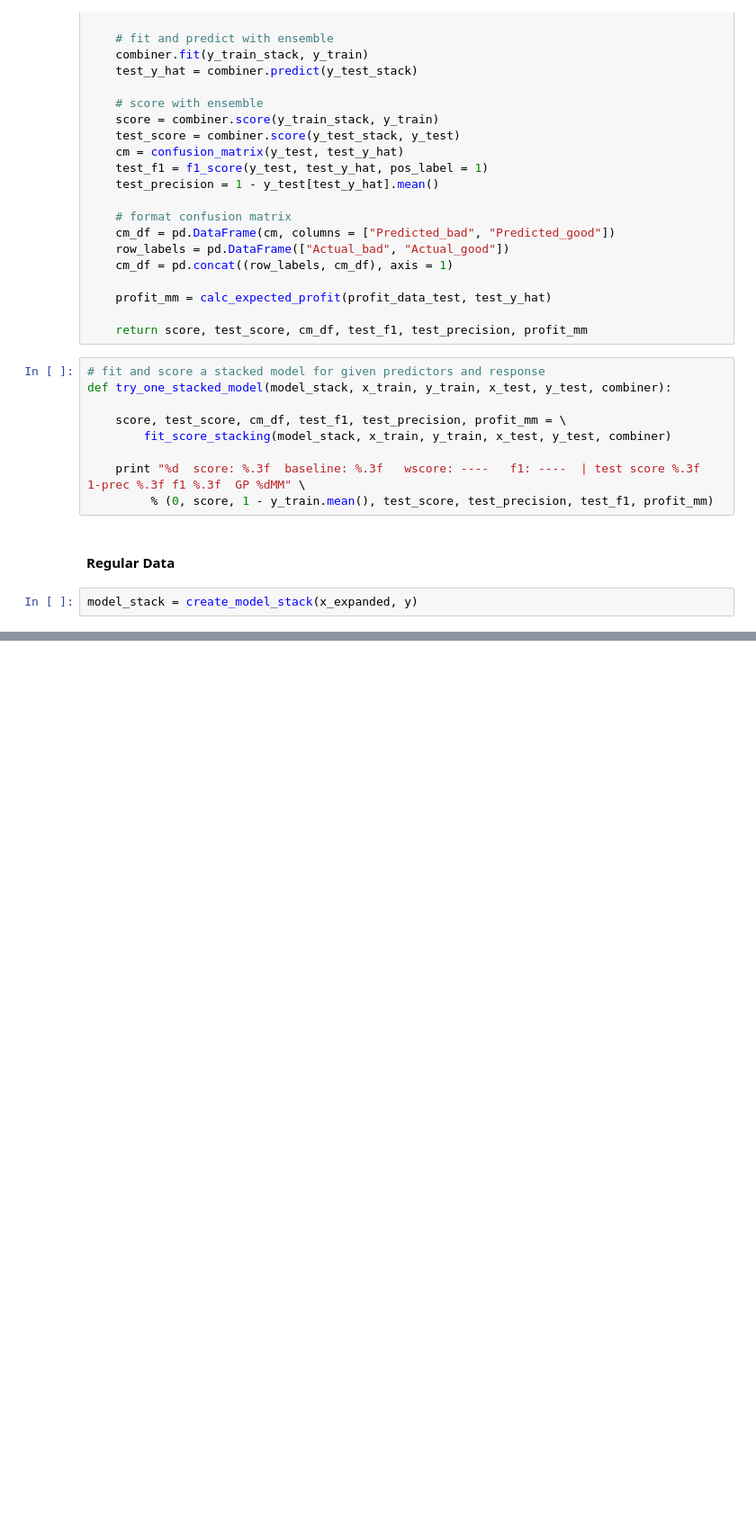
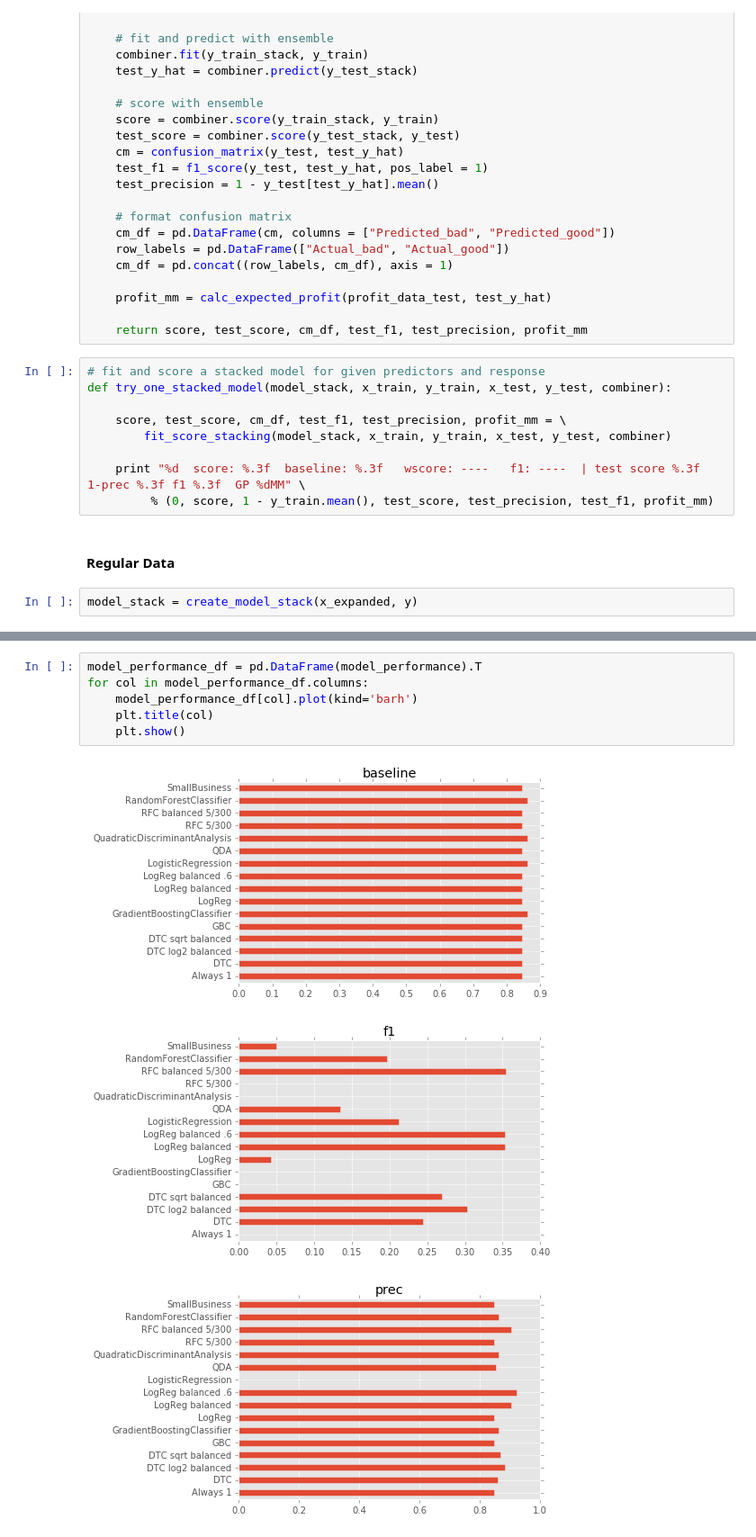
Before and after one commit to dmodjeska/cs109a, a Jupyter notebook: DKM_Models_D01.ipynb, the cells around one changed output, grey strips where cells are left out. Shown at 90% size. Saved outputs shown, nothing was run; the diff lists cells and outputs as text; blank space fills up the shorter version.

Commit message:
Added visualization of all results

```diff
--- a/DKM_Models_D01.ipynb
+++ b/DKM_Models_D01.ipynb
@@ -461,0 +474,10 @@ try_one_stacked_model(model_stack, x_expanded, y, x_test_expanded, y_test, combi
+# %%
+model_performance_df = pd.DataFrame(model_performance).T
+for col in model_performance_df.columns:
+    model_performance_df[col].plot(kind='barh')
+    plt.title(col)
+    plt.show()
+# %% [output]
+[figure, added]
+[figure, added]
+[figure, added]
```
Also changed, not shown: parts of 37 cells of this notebook, 1 other file.
